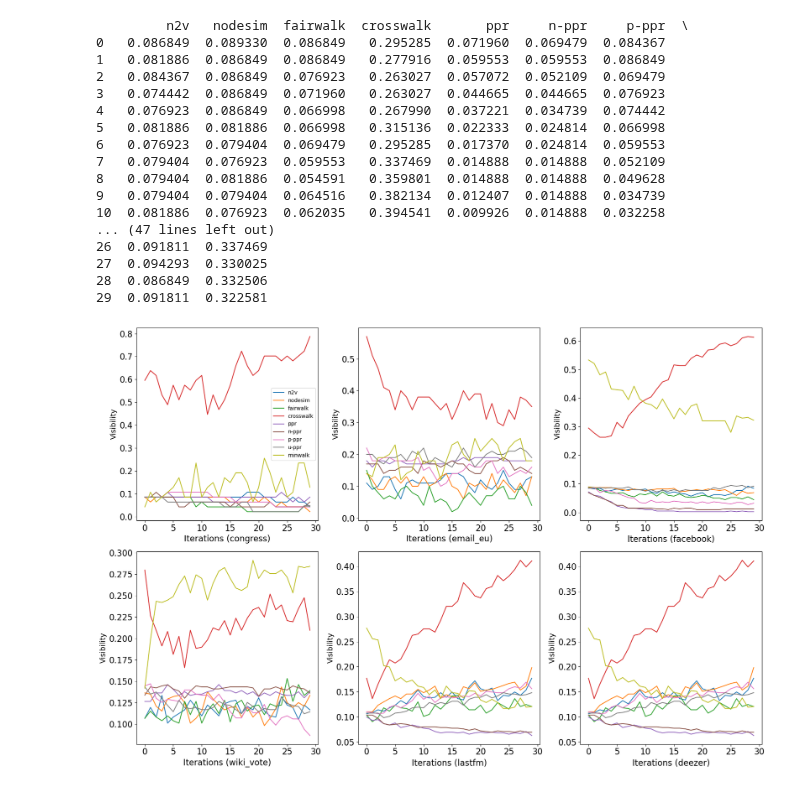
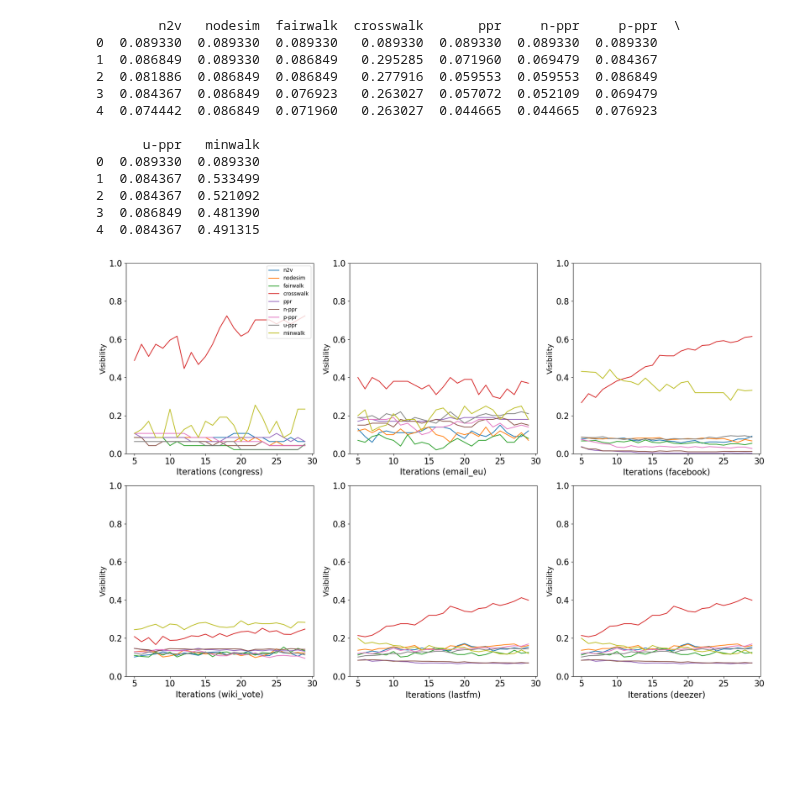
Before and after one commit to jasonTheDev/link-rec-evolution, a Jupyter notebook: data/charts01.ipynb, the cells around one changed output. Drawn from its saved outputs; the diff is of its cells as text; code cells hidden in the pictures; blank space fills up the shorter version.

```diff
--- a/data/charts01.ipynb
+++ b/data/charts01.ipynb
@@ -9,7 +9,7 @@ def combine_and_clean(directory_path = '15percent', prefix = 'congress', suffix
     selected_files = [f for f in all_files if f.startswith(prefix) and f.endswith(suffix)]
 
     # Read each file into a dataframe and store them in a dictionary with file names as keys
-    dfs = {f: pd.read_csv(os.path.join(directory_path, f)) for f in selected_files}
+    dfs = {f: pd.read_csv(os.path.join(directory_path, f), header=None) for f in selected_files}
 
     # Concatenate all dataframes into one, using file names as column headers
     combined_df = pd.concat(dfs, axis=1)
@@ -48,39 +48,27 @@ def combine_and_clean(directory_path = '15percent', prefix = 'congress', suffix
 congress_15_vis = combine_and_clean(directory_path='15percent', prefix = 'congress', suffix = '.vis')
 email_eu_15_vis = combine_and_clean(directory_path='15percent', prefix = 'email_eu', suffix = '.vis')
 facebook_15_vis = combine_and_clean(directory_path='15percent', prefix = 'facebook', suffix = '.vis')
-print(facebook_15_vis)
 wiki_vote_15_vis = combine_and_clean(directory_path='15percent', prefix = 'wiki_vote', suffix = '.vis')
 lastfm_15_vis = combine_and_clean(directory_path='15percent', prefix = 'lastfm', suffix = '.vis')
 deezer_15_vis = combine_and_clean(directory_path='15percent', prefix = 'lastfm', suffix = '.vis')
 # deezer_15_vis = combine_and_clean(directory_path='15percent', prefix = 'deezer', suffix = '.vis')
 
-# congress_15_vis = combine_and_clean(directory_path='15percent', prefix = 'congress', suffix = '.clu')
-# email_eu_15_vis = combine_and_clean(directory_path='15percent', prefix = 'email_eu', suffix = '.clu')
-# facebook_15_vis = combine_and_clean(directory_path='15percent', prefix = 'facebook', suffix = '.clu')
-# wiki_vote_15_vis = combine_and_clean(directory_path='15percent', prefix = 'wiki_vote', suffix = '.clu')
-# lastfm_15_vis = combine_and_clean(directory_path='15percent', prefix = 'lastfm', suffix = '.clu')
-# deezer_15_vis = combine_and_clean(directory_path='15percent', prefix = 'lastfm', suffix = '.clu')
+print(facebook_15_vis.head())
 # %% [output]
-         n2v   nodesim  fairwalk  crosswalk       ppr     n-ppr     p-ppr  \
-0   0.086849  0.089330  0.086849   0.295285  0.071960  0.069479  0.084367
-1   0.081886  0.086849  0.086849   0.277916  0.059553  0.059553  0.086849
-2   0.084367  0.086849  0.076923   0.263027  0.057072  0.052109  0.069479
-3   0.074442  0.086849  0.071960   0.263027  0.044665  0.044665  0.076923
-4   0.076923  0.086849  0.066998   0.267990  0.037221  0.034739  0.074442
-5   0.081886  0.081886  0.066998   0.315136  0.022333  0.024814  0.066998
-6   0.076923  0.079404  0.069479   0.295285  0.017370  0.024814  0.059553
-7   0.079404  0.076923  0.059553   0.337469  0.014888  0.014888  0.052109
-8   0.079404  0.081886  0.054591   0.359801  0.014888  0.014888  0.049628
-9   0.079404  0.079404  0.064516   0.382134  0.012407  0.014888  0.034739
-10  0.081886  0.076923  0.062035   0.394541  0.009926  0.014888  0.032258
-... (47 lines left out)
-26  0.091811  0.337469
-27  0.094293  0.330025
-28  0.086849  0.332506
-29  0.091811  0.322581
+        n2v   nodesim  fairwalk  crosswalk       ppr     n-ppr     p-ppr  \
+0  0.089330  0.089330  0.089330   0.089330  0.089330  0.089330  0.089330
+1  0.086849  0.089330  0.086849   0.295285  0.071960  0.069479  0.084367
+2  0.081886  0.086849  0.086849   0.277916  0.059553  0.059553  0.086849
+3  0.084367  0.086849  0.076923   0.263027  0.057072  0.052109  0.069479
+4  0.074442  0.086849  0.071960   0.263027  0.044665  0.044665  0.076923
+
+      u-ppr   minwalk
+0  0.089330  0.089330
+1  0.084367  0.533499
+2  0.084367  0.521092
+3  0.086849  0.481390
+4  0.084367  0.491315
 # %%
-# Visualize all datasets in one figure
-
 import matplotlib.pyplot as plt
 
 # Assuming you have six dataframes: congress_15_vis, email_eu_15_vis, facebook_15_vis,
@@ -97,33 +85,36 @@ fig, axes = plt.subplots(2, 3, figsize=(18, 12))
 
 # Plot each dataframe on a separate subplot
 for i, df in enumerate(dataframes):
     row = i // 3
     col = i % 3
 
     for column in df.columns:
-        axes[row, col].plot(df.index, df[column], label=column)
+        axes[row, col].plot(df.index[5:], df[column][5:], label=column)
 
     # Set custom x-axis label with dataset name in parentheses
     axes[row, col].set_xlabel(f'Iterations ({dataset_names[i]})', fontsize=16)
     axes[row, col].set_ylabel('Visibility', fontsize=14)
 
     # Show legend only in the first chart
     if i == 0:
-        axes[row, col].legend()
+        axes[row, col].legend(loc='upper right')  # Place the legend inside the first chart
 
     # Remove titles for all charts
     axes[row, col].set_title('')
 
     # Increase font size of tick labels on x and y axes
     axes[row, col].tick_params(axis='both', labelsize=16)
+
+    # Set y-axis limits to [0, 1.0]
+    axes[row, col].set_ylim([0, 1.0])
 
 # Adjust spacing between subplots
 plt.tight_layout()
 
 # Save the figure as a PDF
 plt.savefig('charts/vis_15.pdf', format='pdf')
 
 # Show the plots
 plt.show()
 # %% [output]
-[figure, old version]
+[figure, new version]
```
